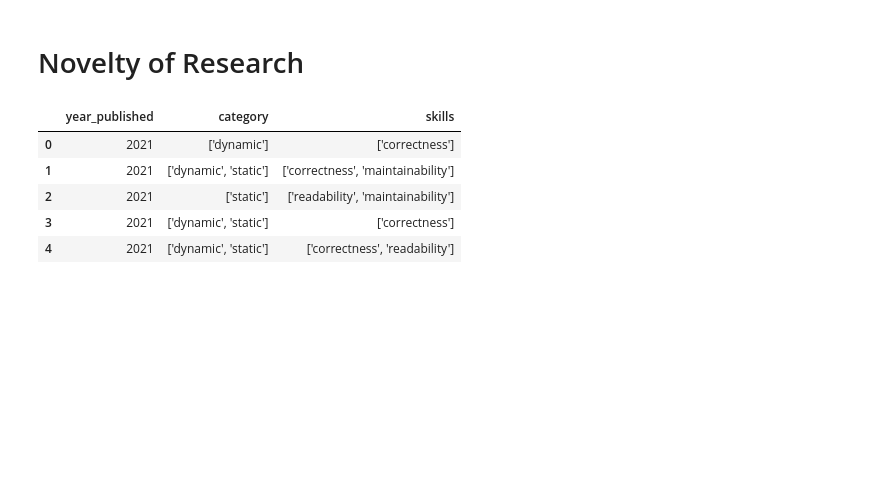
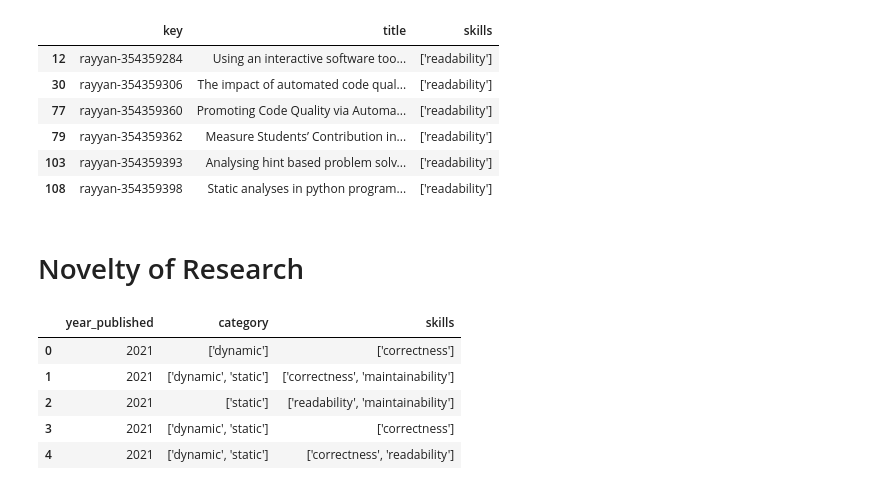
Before and after one commit to m-messer/Automated-Assessment-SLR-Data-Processing, a Jupyter notebook: discussion.ipynb, the cells around one changed output. Saved outputs shown, nothing was run; the diff lists cells and outputs as text; code cells hidden in the pictures; blank space fills up the shorter version.

Commit message:
PHD-128 Fixed labels on paper and started discussion of skills

```diff
--- a/discussion.ipynb
+++ b/discussion.ipynb
@@ -18,3 +21,14 @@ df.head()
+# %%
+temp_df = df[df.skills.str.contains("^\['readability'\]$")]
+temp_df[['key', 'title', 'skills']]
+# %% [output]
+|  | key | title | skills |
+| 12 | rayyan-354359284 | Using an interactive software too... | ['readability'] |
+| 30 | rayyan-354359306 | The impact of automated code qual... | ['readability'] |
+| 77 | rayyan-354359360 | Promoting Code Quality via Automa... | ['readability'] |
+| 79 | rayyan-354359362 | Measure Students’ Contribution in... | ['readability'] |
+| 103 | rayyan-354359393 | Analysing hint based problem solv... | ['readability'] |
+| 108 | rayyan-354359398 | Static analyses in python program... | ['readability'] |
 # %% [markdown]
 # Novelty of Research
 # %%
```
Also changed, not shown: parts of 3 cells of this notebook, 16 other files.
